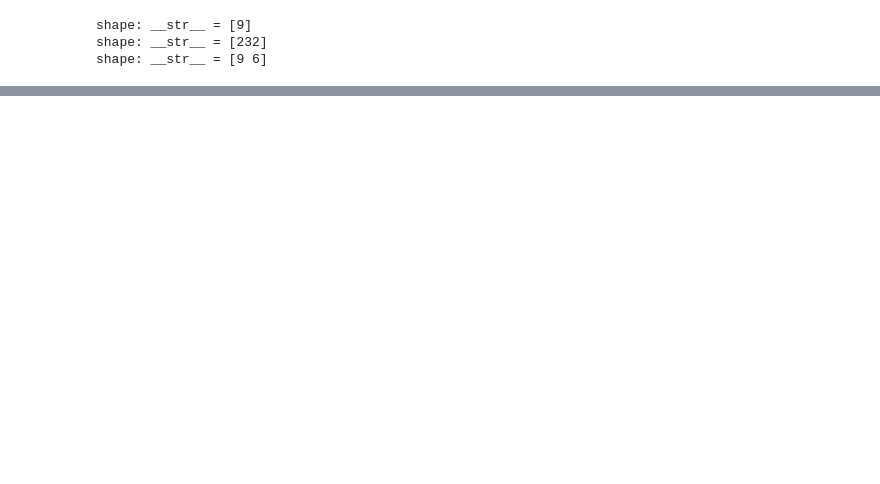
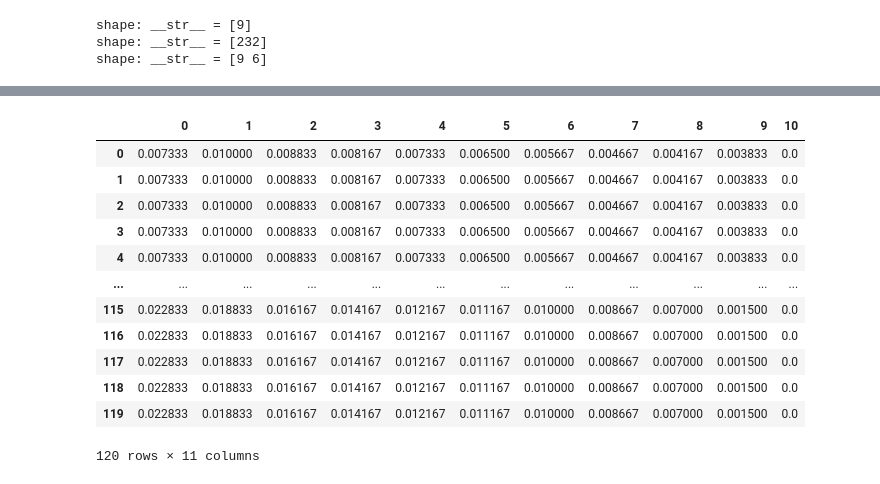
Before and after one commit to Tanavya/IPL-Simulation, a Jupyter notebook: simulation.ipynb, the cells around one changed output, grey strips where cells are left out. Cells and saved outputs as stored; diff of their text form; code cells hidden in the pictures; blank space fills up the shorter version.

```diff
--- a/simulation.ipynb
+++ b/simulation.ipynb
@@ -262,5 +230,5 @@ pm.save_trace(trace)
 # %%
 with model:
-    trace = pm.load_trace(".pymc_1.trace")
+    trace = pm.load_trace(loc)
 # %%
 az.plot_trace(trace);
@@ -788,0 +462,7 @@ for(b in b0:120){
+# %%
+#Resources lost due to wicket
+y = np.zeros(shape=(121, 10))
+for i in range(10):
+    y[:,i] = DLS.loc[:,(i+1)] - DLS.loc[:,i]
+y = pd.DataFrame(y).iloc[:, ::-1]
+y.columns = [i for i in range(10)]
@@ -788,0 +485,22 @@ for(b in b0:120){
+# %%
+x = np.zeros(shape = (120, 11))
+for i in range(120):
+    x[i,:] = DLS.loc[i+1,:] - DLS.loc[i,:]
+x = pd.DataFrame(x).iloc[::-1, :]
+x.index = x.index[::-1]
+# %%
+x
+# %% [output]
+|  | 0 | 1 | 2 | 3 | 4 | 5 | 6 | 7 | 8 | 9 | 10 |
+| 0 | 0.007333 | 0.010000 | 0.008833 | 0.008167 | 0.007333 | 0.006500 | 0.005667 | 0.004667 | 0.004167 | 0.003833 | 0.0 |
+| 1 | 0.007333 | 0.010000 | 0.008833 | 0.008167 | 0.007333 | 0.006500 | 0.005667 | 0.004667 | 0.004167 | 0.003833 | 0.0 |
+| 2 | 0.007333 | 0.010000 | 0.008833 | 0.008167 | 0.007333 | 0.006500 | 0.005667 | 0.004667 | 0.004167 | 0.003833 | 0.0 |
+| 3 | 0.007333 | 0.010000 | 0.008833 | 0.008167 | 0.007333 | 0.006500 | 0.005667 | 0.004667 | 0.004167 | 0.003833 | 0.0 |
+| 4 | 0.007333 | 0.010000 | 0.008833 | 0.008167 | 0.007333 | 0.006500 | 0.005667 | 0.004667 | 0.004167 | 0.003833 | 0.0 |
+| ... | ... | ... | ... | ... | ... | ... | ... | ... | ... | ... | ... |
+| 115 | 0.022833 | 0.018833 | 0.016167 | 0.014167 | 0.012167 | 0.011167 | 0.010000 | 0.008667 | 0.007000 | 0.001500 | 0.0 |
+| 116 | 0.022833 | 0.018833 | 0.016167 | 0.014167 | 0.012167 | 0.011167 | 0.010000 | 0.008667 | 0.007000 | 0.001500 | 0.0 |
+| 117 | 0.022833 | 0.018833 | 0.016167 | 0.014167 | 0.012167 | 0.011167 | 0.010000 | 0.008667 | 0.007000 | 0.001500 | 0.0 |
+| 118 | 0.022833 | 0.018833 | 0.016167 | 0.014167 | 0.012167 | 0.011167 | 0.010000 | 0.008667 | 0.007000 | 0.001500 | 0.0 |
+| 119 | 0.022833 | 0.018833 | 0.016167 | 0.014167 | 0.012167 | 0.011167 | 0.010000 | 0.008667 | 0.007000 | 0.001500 | 0.0 |
+120 rows × 11 columns
```
Also changed, not shown: parts of 41 cells of this notebook, 3 other files.
